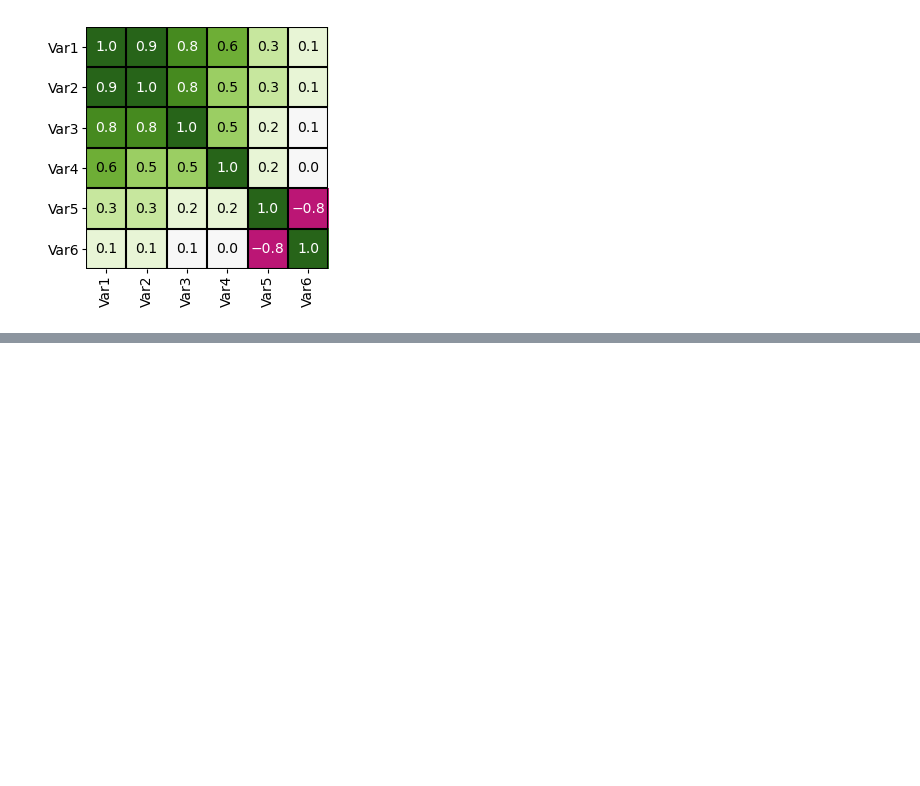
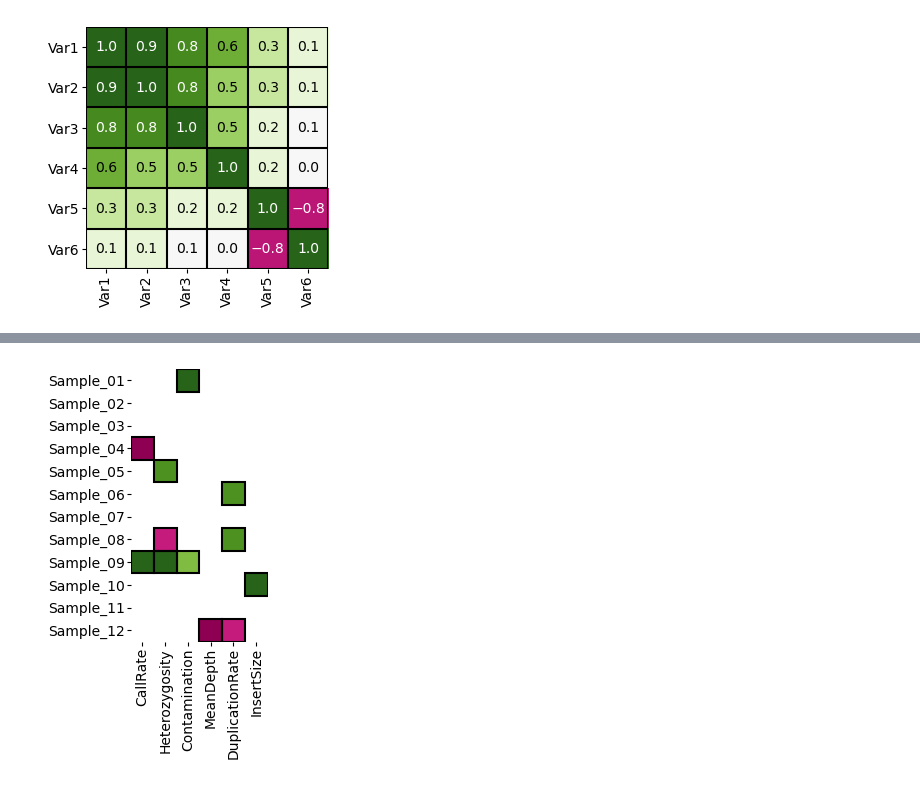
Before and after one commit to afschmidt/plot-misc, a Jupyter notebook: resources/examples/tldr/heatmap.ipynb, the cells around one changed output, grey strips where cells are left out. Drawn from its saved outputs; the diff is of its cells as text; code cells hidden in the pictures; blank space fills up the shorter version.

```diff
--- a/resources/examples/tldr/heatmap.ipynb
+++ b/resources/examples/tldr/heatmap.ipynb
@@ -80,0 +85,35 @@ _ = im.axes.set_xticklabels(
+# %%
+import matplotlib.pyplot as plt
+
+import plot_misc.example_data.examples as examples
+import plot_misc.heatmap as heatmap
+import plot_misc.utils.utils as pm_utils
+
+CMTOINCH = 1 / 2.54
+cmap = plt.get_cmap("PiYG", 11)
+norm = pm_utils.MidpointNormalize(vcenter=0, vmin=-3.5, vmax=3.5)
+
+# QC values and a binary pass/fail indicator of the same shape
+values, indicator = examples.get_data("qc_matrix")
+
+# only the QC failures (indicator == 1) are drawn; the rest stay grey
+fig, ax = plt.subplots(1, figsize=(9 * CMTOINCH, 9 * CMTOINCH))
+im, _ = heatmap.masked_heatmap(
+    data=values,
+    indicator=indicator,
+    row_labels=values.index.to_list(),
+    col_labels=values.columns.to_list(),
+    background_col="white",
+    background_linewidth=0.0,
+    outline_col='black',
+    outline_linewidth=1.5,
+    cmap=cmap,
+    norm=norm,
+    ax=ax,
+)
+im.axes.tick_params(pad=1.5, length=3, bottom=True)
+_ = im.axes.set_xticklabels(
+    im.axes.get_xmajorticklabels(), rotation=90, va="center"
+)
+# %% [output]
+[figure, added]
```
Also changed, not shown: parts of 1 cell of this notebook, 7 other files.
